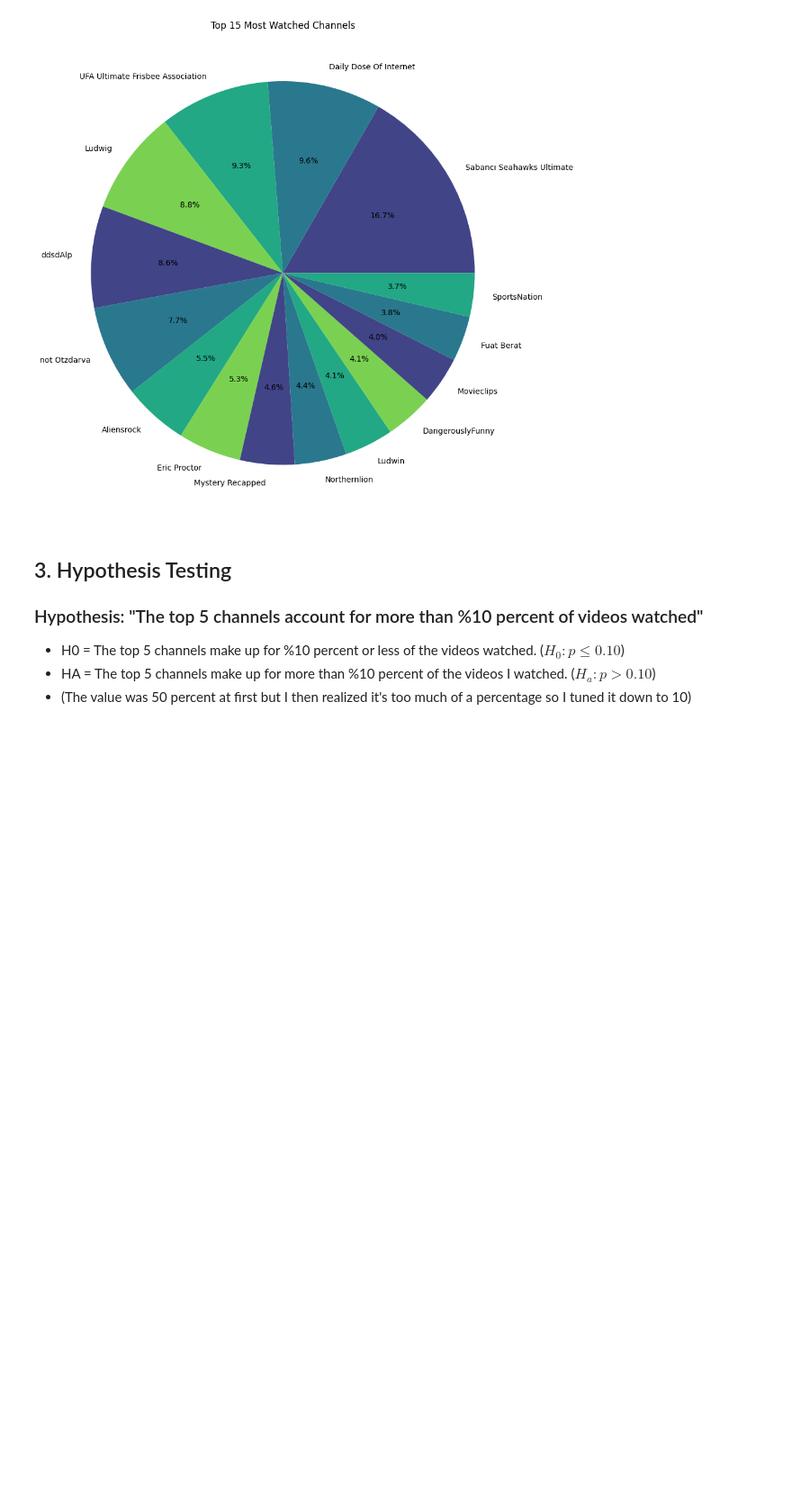
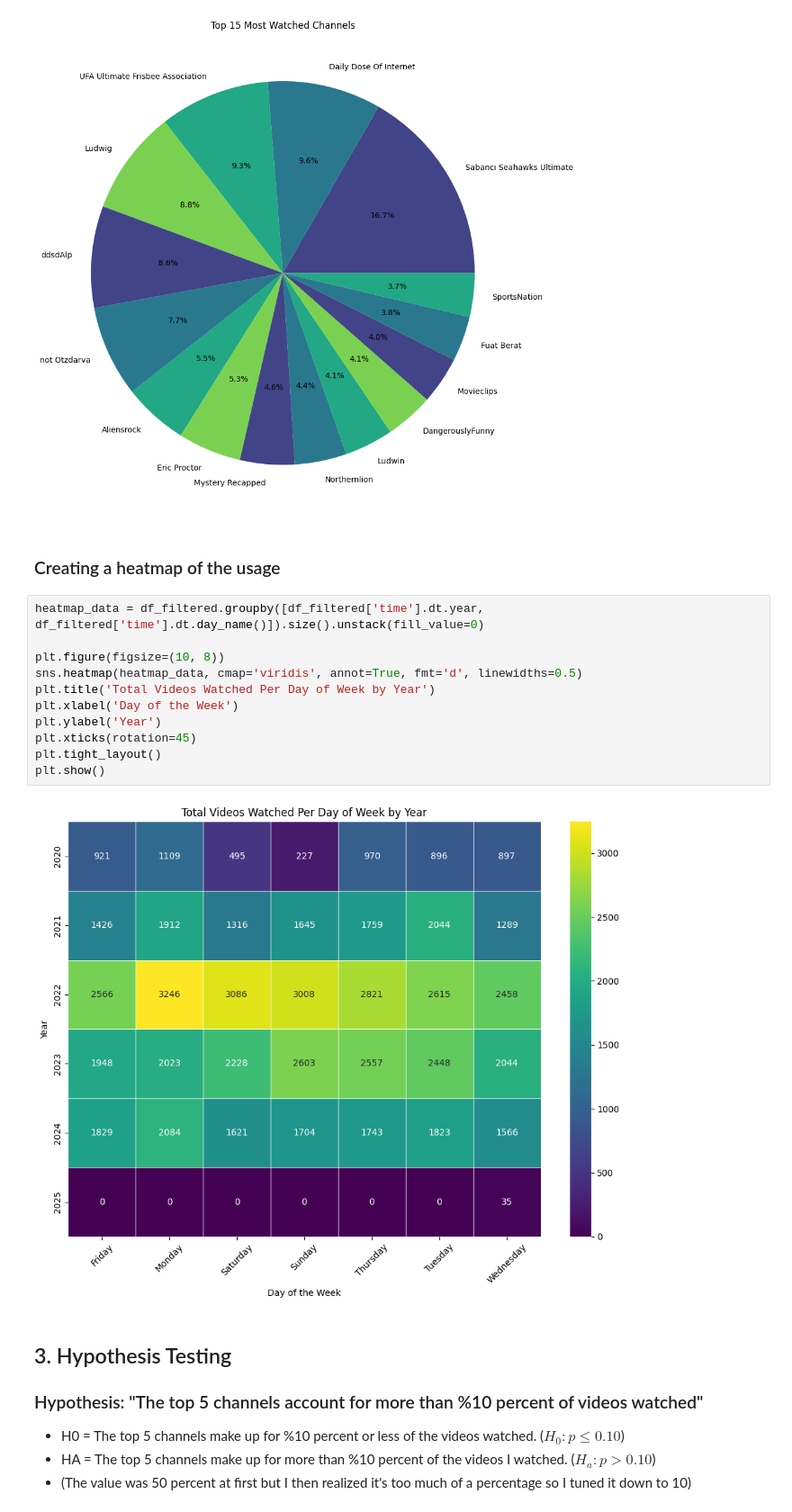
Before and after one commit to ddsdAlp/dsa210_project, a Jupyter notebook: dsa210_termProject.ipynb, the cells around one changed output. Shown at 90% size. Saved outputs shown, nothing was run; the diff lists cells and outputs as text; blank space fills up the shorter version.

Commit message:
added heatmap

```diff
--- a/dsa210_termProject.ipynb
+++ b/dsa210_termProject.ipynb
@@ -216,6 +222,21 @@ plt.tight_layout()
 plt.show()
 # %% [output]
 [figure]
+# %% [markdown]
+### Creating a heatmap of the usage
+# %%
+heatmap_data = df_filtered.groupby([df_filtered['time'].dt.year, df_filtered['time'].dt.day_name()]).size().unstack(fill_value=0)
+
+plt.figure(figsize=(10, 8))
+sns.heatmap(heatmap_data, cmap='viridis', annot=True, fmt='d', linewidths=0.5)
+plt.title('Total Videos Watched Per Day of Week by Year')
+plt.xlabel('Day of the Week')
+plt.ylabel('Year')
+plt.xticks(rotation=45)
+plt.tight_layout()
+plt.show()
+# %% [output]
+[figure, added]
 # %% [markdown]
 ## 3. Hypothesis Testing
 
```
Also changed, not shown: parts of 6 cells of this notebook, 1 other file.
